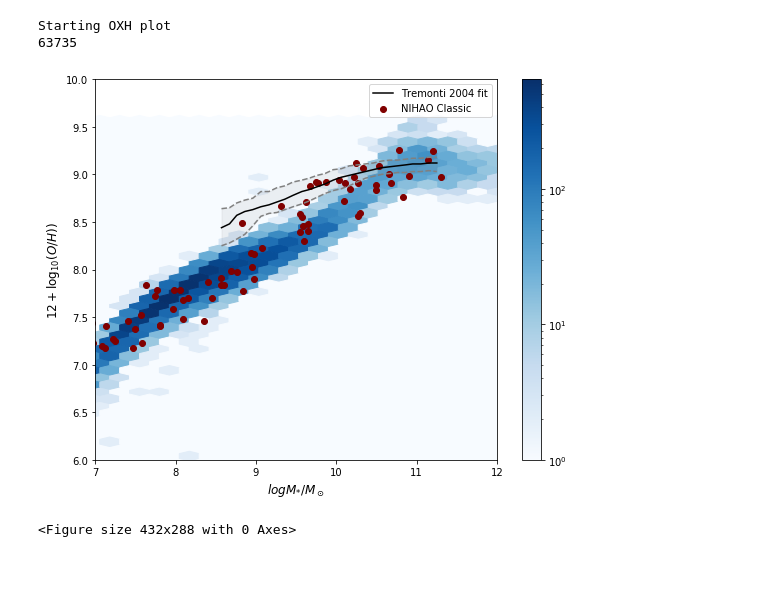
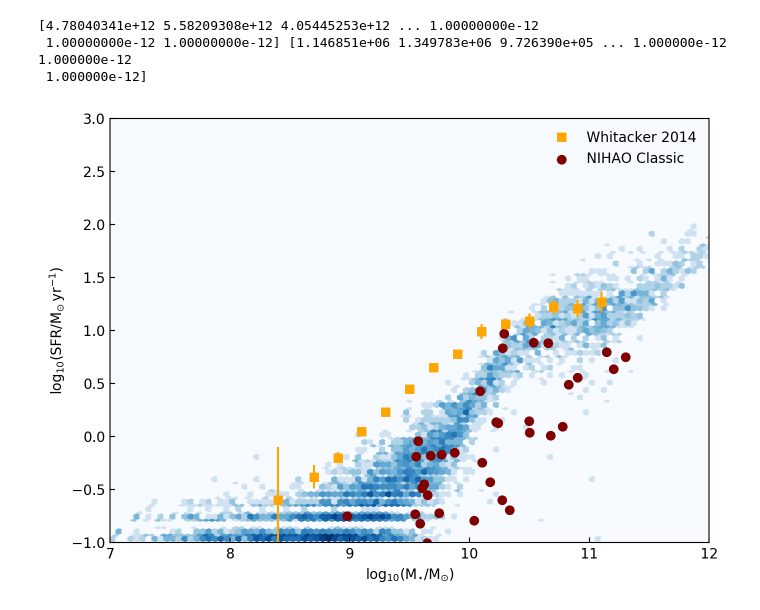
Before and after one commit to harpercho/SALAM_Analysis, a Jupyter notebook: main/visualization/plotting.ipynb, the cells around one changed output. Drawn from its saved outputs; the diff is of its cells as text; code cells hidden in the pictures; blank space fills up the shorter version.

```diff
--- a/main/visualization/plotting.ipynb
+++ b/main/visualization/plotting.ipynb
@@ -20,13 +20,46 @@ pickle_files.sort()
 entry = plot_tools.load_halos_pickle(pickle_files[0])
 entry["zred"] = 0.2
 
-print("Starting OXH plot")
-make_plots.plot_oxh(entry['oxh'], entry['mstar'])
-
-# z_star, m_star = plot_tools.do_filter(entry['z_star'],entry['mstar'])
-# make_plots.plot_stellar_metallicity(z_star, m_star)
+print(entry["mstar"], entry['nstar'])
+ent
 # %% [output]
-Starting OXH plot
-63735
+[4.78040341e+12 5.58209308e+12 4.05445253e+12 ... 1.00000000e-12
+ 1.00000000e-12 1.00000000e-12] [1.146851e+06 1.349783e+06 9.726390e+05 ... 1.000000e-12 1.000000e-12
+ 1.000000e-12]
-[figure, removed]
-<Figure size 432x288 with 0 Axes>
+# %%
+def salim(log_mstar):
+    sfr = 5.96e-11*10**((-1.35 + 1)*(log_mstar - 11.03))*np.exp(-10**(log_mstar - 11.03))
+    return sfr
+whitacker = np.genfromtxt('/scratch/hc2347/main/visualization/obs/Whitacker_2014_SMF_z0.5.csv',unpack=True,skip_header=1,delimiter=',')
+
+xlabel = '$\\rm{log_{10}}(M_{\star}/\\rm M_{\odot})$'
+ylabel = '$\\rm{log_{10}(SFR/M_{\odot}\,yr^{-1})}$'
+
+fig, ax = plt.subplots(figsize=(7,5), dpi = 200)
+
+xmin = 7
+xmax = 12
+ymin = -1
+ymax = 3
+
+x = np.log10(np.array(entry["mstar"]))
+y = np.log10(np.array(entry["sfr_100"]))
+#x, y = plot_tools.do_filter(x,y)
+ax.set(xlim=(xmin, xmax), ylim=(ymin, ymax))
+
+ax.hexbin(x, y,  gridsize = 100, bins = 'log', cmap = 'Blues',extent=[xmin, xmax, ymin, ymax])
+
+nihao_x = plot_tools.nihao('mstar',0)
+nihao_y = plot_tools.nihao('sfr_100',0)
+ax.scatter(np.log10(nihao_x), np.log10(nihao_y), color='maroon', label="NIHAO Classic")
+#ax.plot(x,np.log10(salim(x)))
+ax.plot(whitacker[0], whitacker[1], marker='s', linestyle='none', color = 'orange', label='Whitacker 2014')
+ax.errorbar(whitacker[0], whitacker[1], yerr = whitacker[2], fmt='none', color = 'orange')
+ax.set(xlabel=xlabel, ylabel=ylabel)
+ax.tick_params(direction='in', which='both')
+ax.legend(frameon=False)
+plt.tight_layout()
+
+plt.savefig('/scratch/hc2347/reports/60/sfr_100_v1.png')
+# %% [output]
+[figure, added]
```
Also changed, not shown: parts of 1 cell of this notebook, 46 other files.
